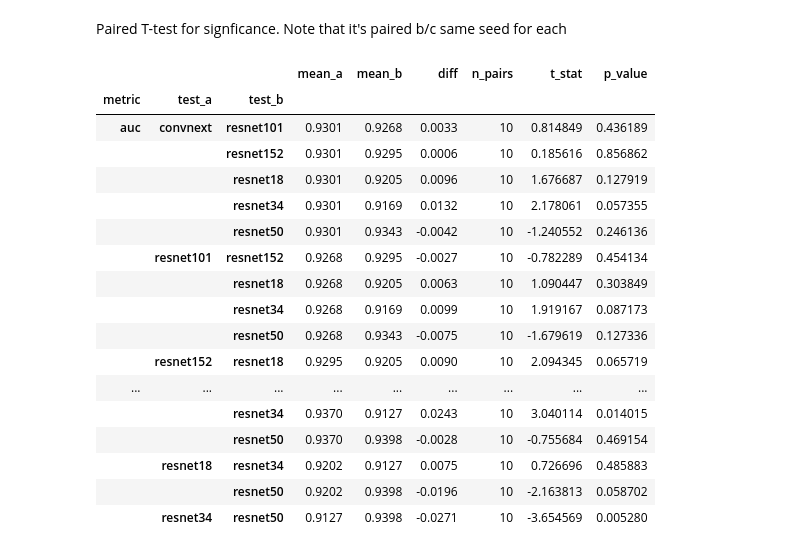
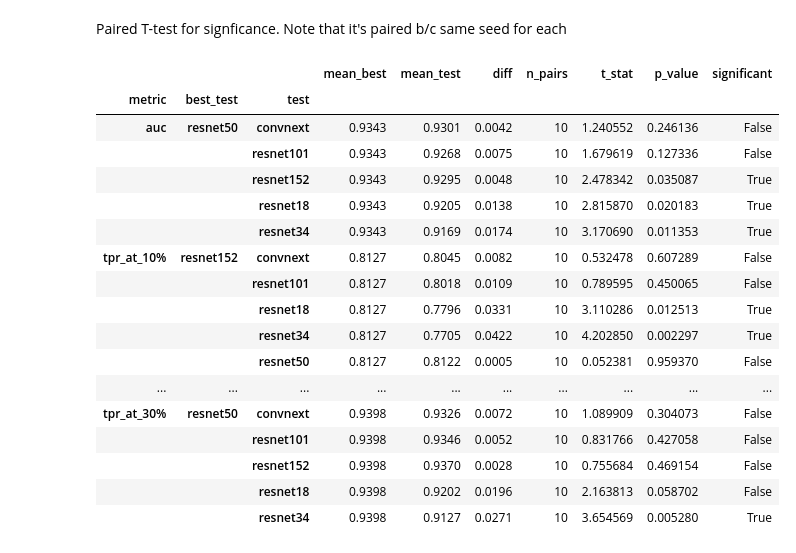
Before and after one commit to MedicalVisionGroup/FetalBrainIQA, a Jupyter notebook: src/results/results_metrics.ipynb, the cells around one changed output. Saved outputs shown, nothing was run; the diff lists cells and outputs as text; code cells hidden in the pictures.

```diff
--- a/src/results/results_metrics.ipynb
+++ b/src/results/results_metrics.ipynb
@@ -89,66 +89,98 @@ stats[[(metric, stat) for metric in metrics for stat in ['mean', 'var']]]
 # %% [markdown]
 Paired T-test for signficance. Note that it's paired b/c same seed for each
 # %%
-from itertools import combinations
 from scipy.stats import ttest_rel
+import pandas as pd
+import numpy as np
 
 rows = []
 
 tests = m.index.get_level_values("test").unique()
 
 for metric in metrics:
-    for test_a, test_b in combinations(tests, 2):
-        a = m.loc[test_a, metric].dropna()
-        b = m.loc[test_b, metric].dropna()
+    # Pull each test's series once
+    series_by_test = {}
+    for test in tests:
+        s = m.loc[test, metric]
+        if isinstance(s, pd.DataFrame):
+            raise ValueError(f"Expected a Series for test={test}, metric={metric}, got DataFrame.")
+        series_by_test[test] = s.dropna()
 
-        # align by run name so only matching seeds are compared
+    # Mean over available runs for ranking
+    mean_per_test = pd.Series({
+        test: s.mean() for test, s in series_by_test.items() if len(s) > 0
+    })
+
+    if mean_per_test.empty:
+        continue
+
+    # Best test for this metric
+    best_test = mean_per_test.idxmax()
+    best_vals = series_by_test[best_test]
+
+    for test in tests:
+        if test == best_test:
+            continue
+
+        other_vals = series_by_test[test]
+
+        # Align by run/seed so only matching runs are compared
         paired = pd.concat(
-            [a.rename("a"), b.rename("b")],
+            [best_vals.rename("best"), other_vals.rename("other")],
             axis=1,
             join="inner"
         ).dropna()
 
-        if len(paired) < 2:
+        n_pairs = len(paired)
+
+        if n_pairs < 2:
+            mean_best = np.nan
+            mean_test = np.nan
+            diff = np.nan
             t_stat = np.nan
             p_value = np.nan
         else:
-            t_stat, p_value = ttest_rel(paired["a"], paired["b"])
+            mean_best = paired["best"].mean()
+            mean_test = paired["other"].mean()
+            diff = (paired["best"] - paired["other"]).mean()
+            t_stat, p_value = ttest_rel(paired["best"], paired["other"], nan_policy="omit")
 
         rows.append({
             "metric": metric,
-            "test_a": test_a,
-            "test_b": test_b,
-            "mean_a": paired["a"].mean() if len(paired) else np.nan,
-            "mean_b": paired["b"].mean() if len(paired) else np.nan,
-            "diff": (paired["a"] - paired["b"]).mean() if len(paired) else np.nan,
-            "n_pairs": len(paired),
+            "best_test": best_test,
+            "test": test,
+            "mean_best": mean_best,
+            "mean_test": mean_test,
+            "diff": diff,
+            "n_pairs": n_pairs,
             "t_stat": t_stat,
             "p_value": p_value,
+            "significant": bool(p_value < 0.05) if pd.notna(p_value) else np.nan,
         })
 
 paired_tstats = (
     pd.DataFrame(rows)
-    .set_index(["metric", "test_a", "test_b"])
-    # .sort_values(["metric", "p_value"])
+    .set_index(["metric", "best_test", "test"])
+    .sort_index()
 )
 
 paired_tstats
 # %% [output]
-|  |  |  | mean_a | mean_b | diff | n_pairs | t_stat | p_value |
-| metric | test_a | test_b |  |  |  |  |  |  |
-| auc | convnext | resnet101 | 0.9301 | 0.9268 | 0.0033 | 10 | 0.814849 | 0.436189 |
-|  |  | resnet152 | 0.9301 | 0.9295 | 0.0006 | 10 | 0.185616 | 0.856862 |
-|  |  | resnet18 | 0.9301 | 0.9205 | 0.0096 | 10 | 1.676687 | 0.127919 |
-|  |  | resnet34 | 0.9301 | 0.9169 | 0.0132 | 10 | 2.178061 | 0.057355 |
-|  |  | resnet50 | 0.9301 | 0.9343 | -0.0042 | 10 | -1.240552 | 0.246136 |
-|  | resnet101 | resnet152 | 0.9268 | 0.9295 | -0.0027 | 10 | -0.782289 | 0.454134 |
-|  |  | resnet18 | 0.9268 | 0.9205 | 0.0063 | 10 | 1.090447 | 0.303849 |
-|  |  | resnet34 | 0.9268 | 0.9169 | 0.0099 | 10 | 1.919167 | 0.087173 |
-|  |  | resnet50 | 0.9268 | 0.9343 | -0.0075 | 10 | -1.679619 | 0.127336 |
-|  | resnet152 | resnet18 | 0.9295 | 0.9205 | 0.0090 | 10 | 2.094345 | 0.065719 |
-| ... | ... | ... | ... | ... | ... | ... | ... | ... |
-|  |  | resnet34 | 0.9370 | 0.9127 | 0.0243 | 10 | 3.040114 | 0.014015 |
-|  |  | resnet50 | 0.9370 | 0.9398 | -0.0028 | 10 | -0.755684 | 0.469154 |
-|  | resnet18 | resnet34 | 0.9202 | 0.9127 | 0.0075 | 10 | 0.726696 | 0.485883 |
-|  |  | resnet50 | 0.9202 | 0.9398 | -0.0196 | 10 | -2.163813 | 0.058702 |
-|  | resnet34 | resnet50 | 0.9127 | 0.9398 | -0.0271 | 10 | -3.654569 | 0.005280 |
+|  |  |  | mean_best | mean_test | diff | n_pairs | t_stat | p_value | significant |
+| metric | best_test | test |  |  |  |  |  |  |  |
+| auc | resnet50 | convnext | 0.9343 | 0.9301 | 0.0042 | 10 | 1.240552 | 0.246136 | False |
+|  |  | resnet101 | 0.9343 | 0.9268 | 0.0075 | 10 | 1.679619 | 0.127336 | False |
+|  |  | resnet152 | 0.9343 | 0.9295 | 0.0048 | 10 | 2.478342 | 0.035087 | True |
+|  |  | resnet18 | 0.9343 | 0.9205 | 0.0138 | 10 | 2.815870 | 0.020183 | True |
+|  |  | resnet34 | 0.9343 | 0.9169 | 0.0174 | 10 | 3.170690 | 0.011353 | True |
+| tpr_at_10% | resnet152 | convnext | 0.8127 | 0.8045 | 0.0082 | 10 | 0.532478 | 0.607289 | False |
+|  |  | resnet101 | 0.8127 | 0.8018 | 0.0109 | 10 | 0.789595 | 0.450065 | False |
+|  |  | resnet18 | 0.8127 | 0.7796 | 0.0331 | 10 | 3.110286 | 0.012513 | True |
+|  |  | resnet34 | 0.8127 | 0.7705 | 0.0422 | 10 | 4.202850 | 0.002297 | True |
+|  |  | resnet50 | 0.8127 | 0.8122 | 0.0005 | 10 | 0.052381 | 0.959370 | False |
+| ... | ... | ... | ... | ... | ... | ... | ... | ... | ... |
+| tpr_at_30% | resnet50 | convnext | 0.9398 | 0.9326 | 0.0072 | 10 | 1.089909 | 0.304073 | False |
+|  |  | resnet101 | 0.9398 | 0.9346 | 0.0052 | 10 | 0.831766 | 0.427058 | False |
+|  |  | resnet152 | 0.9398 | 0.9370 | 0.0028 | 10 | 0.755684 | 0.469154 | False |
+|  |  | resnet18 | 0.9398 | 0.9202 | 0.0196 | 10 | 2.163813 | 0.058702 | False |
+|  |  | resnet34 | 0.9398 | 0.9127 | 0.0271 | 10 | 3.654569 | 0.005280 | True |
```
Also changed, not shown: 2 other files.
